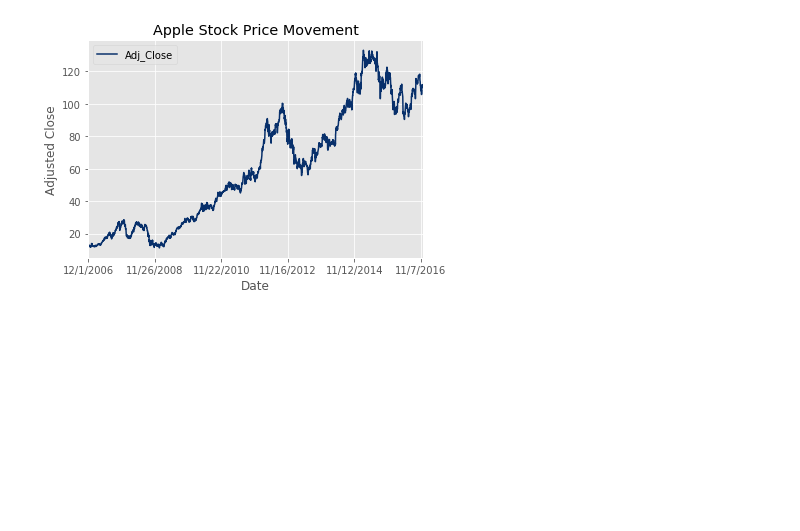
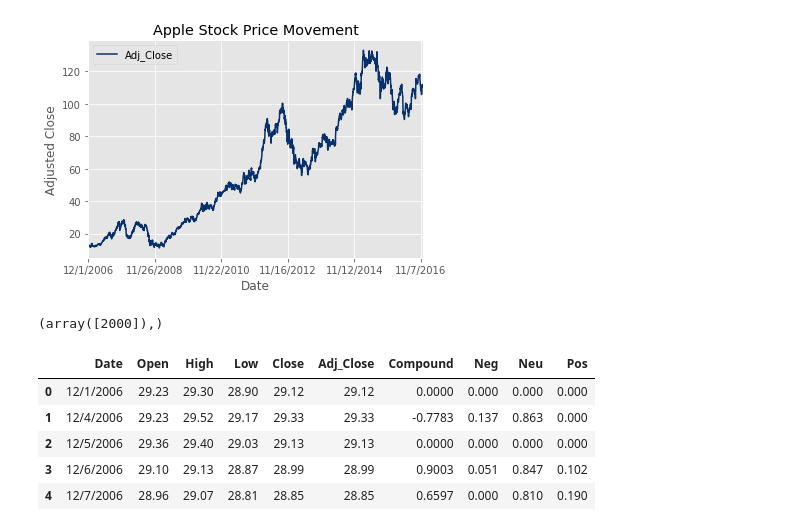
Before and after one commit to micattia/Capstone, a Jupyter notebook: 04_Bivariate_analysis.ipynb, the cells around one changed output. Drawn from its saved outputs; the diff is of its cells as text; code cells hidden in the pictures; blank space fills up the shorter version.

```diff
--- a/04_Bivariate_analysis.ipynb
+++ b/04_Bivariate_analysis.ipynb
@@ -162,3 +162,25 @@ ax.set_ylabel("Adjusted Close")
 pyplot.show()
 # %% [output]
 [figure]
+# %%
+# THE STOCK PRICE MOVEMENT WAS VERY IMPORTANT AS IT SHOWS
+# HOW FAR THE STOCK PROCE REACHED AWAY FROM THE MEAN STARTING ON WHAT DATE
+# AND THAT WOULD HEALP TO REDUCE THE DATA BY SUBSETING THE DATA STARTING A SPECIFIC DATE
+# THIS IS A PART OF REMOVING THE OUTLIERS TRYING TO GET MOR NORMALIZED DATASET
+# THE PRICE MOVEMENT GRAPH SHOWS THAT STOCK STARTED TO RISE AFTER NOV 12 2014
+
+# first getting the index of NOV 11 2014
+np.where(dfMS["Date"] == '11/12/2014')
+# %% [output]
+(array([2000]),)
+# %%
+# second: slicing the dataset till NOV 2014
+ls = dfMS[:2000]
+ls.head()
+# %% [output]
+|  | Date | Open | High | Low | Close | Adj_Close | Compound | Neg | Neu | Pos |
+| 0 | 12/1/2006 | 29.23 | 29.30 | 28.90 | 29.12 | 29.12 | 0.0000 | 0.000 | 0.000 | 0.000 |
+| 1 | 12/4/2006 | 29.23 | 29.52 | 29.17 | 29.33 | 29.33 | -0.7783 | 0.137 | 0.863 | 0.000 |
+| 2 | 12/5/2006 | 29.36 | 29.40 | 29.03 | 29.13 | 29.13 | 0.0000 | 0.000 | 0.000 | 0.000 |
+| 3 | 12/6/2006 | 29.10 | 29.13 | 28.87 | 28.99 | 28.99 | 0.9003 | 0.051 | 0.847 | 0.102 |
+| 4 | 12/7/2006 | 28.96 | 29.07 | 28.81 | 28.85 | 28.85 | 0.6597 | 0.000 | 0.810 | 0.190 |
```
